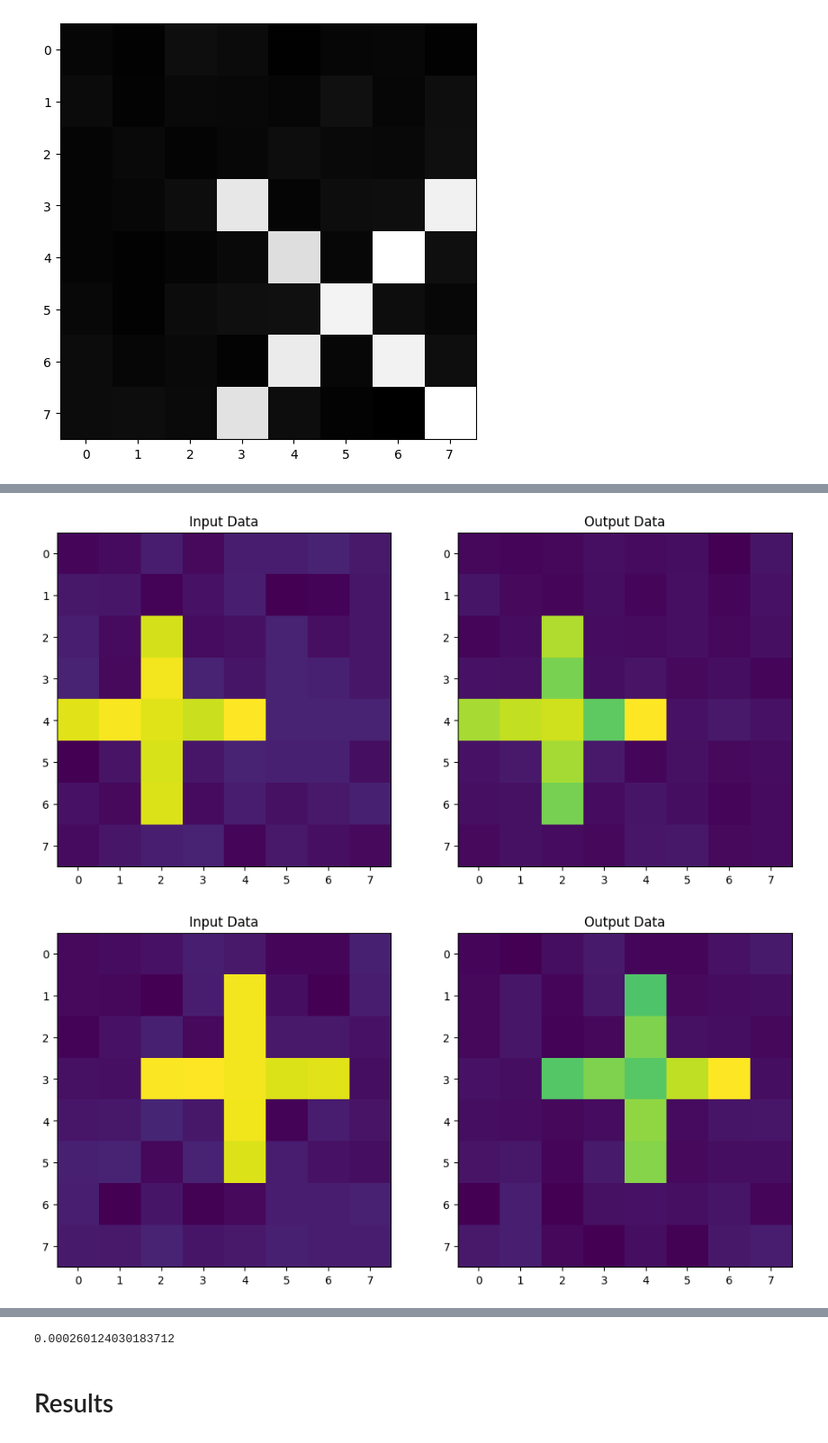
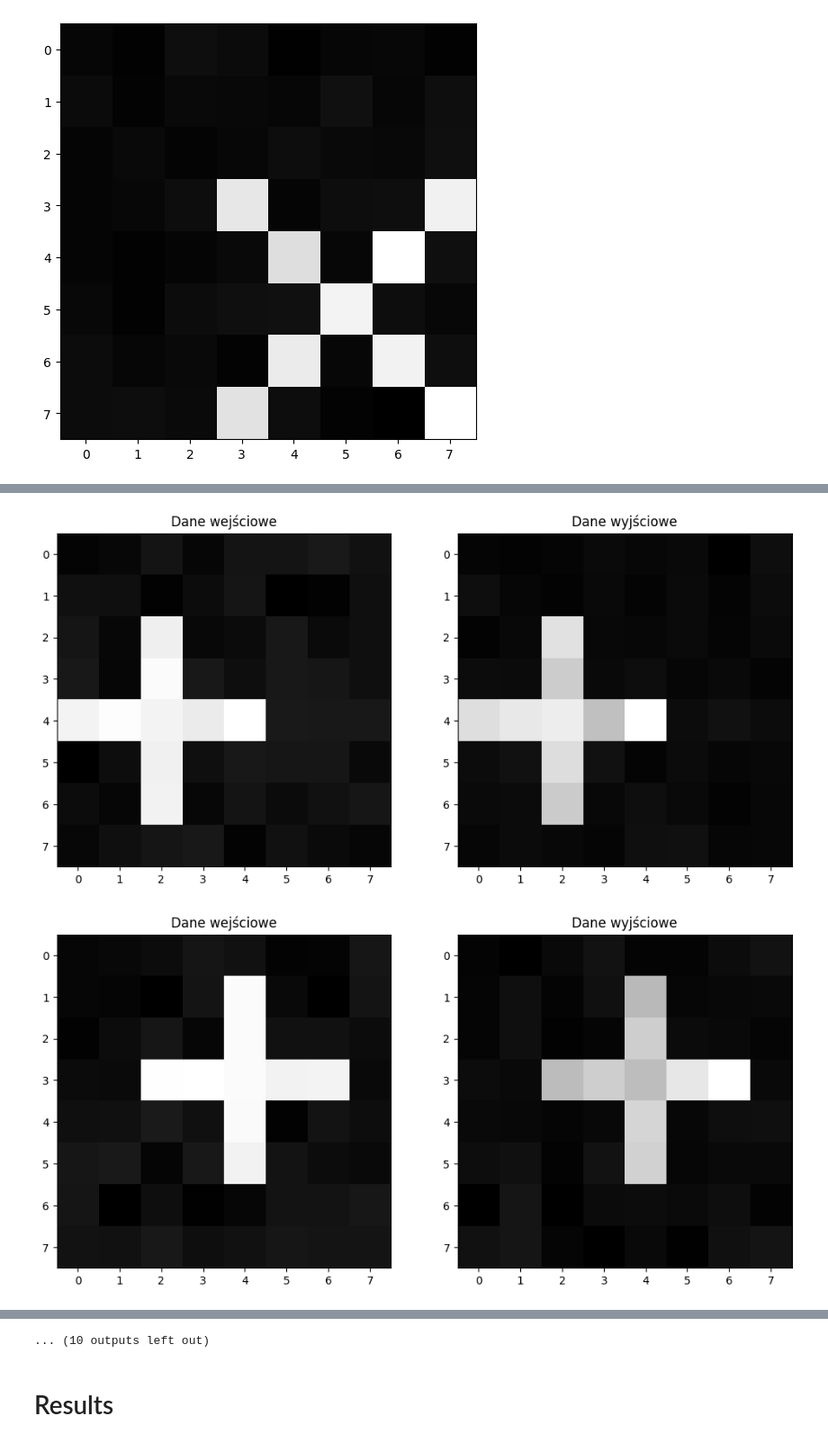
Before and after one commit to OleksandrKotyk/PracaMagisterska, a Jupyter notebook: experiments /autoencoder.ipynb, the cells around one changed output, grey strips where cells are left out. Shown at 90% size. Cells and saved outputs as stored; diff of their text form; code cells hidden in the pictures.

```diff
--- a/experiments /autoencoder.ipynb
+++ b/experiments /autoencoder.ipynb
@@ -377,10 +378,10 @@ def validate_classical_autoencoder(original, predicted):
         output_sv = np.reshape(prd, image_resolution)
 
         fig, (ax1, ax2) = plt.subplots(1, 2)
-        ax1.imshow(original_sv)
-        ax1.set_title("Input Data")
-        ax2.imshow(output_sv)
-        ax2.set_title("Output Data")
+        ax1.imshow(original_sv, cmap='gray')
+        ax1.set_title("Dane wejściowe")
+        ax2.imshow(output_sv, cmap='gray')
+        ax2.set_title("Dane wyjściowe")
         plt.show()
 
     return mean_squared_error(original, predicted)
@@ -559,8 +571,8 @@ classical_diagonal_mse
 0.00033623157474611934
 # %%
 classical_vertical_mse = validate_classical_autoencoder(
-    vertical_cross_test_set[:5],
-    autoencoder.predict(vertical_cross_test_set[:5])
+    vertical_cross_test_set[:],
+    autoencoder.predict(vertical_cross_test_set[:])
     )
 classical_vertical_mse
 # %% [output]
@@ -568,2 +580,2 @@ classical_vertical_mse
-[figure, old version]
+[figure, new version]
-[figure, old version]
+[figure, new version]
@@ -573,4 +591,4 @@ classical_vertical_mse
-0.000260124030183712
+... (10 outputs left out)
 # %% [markdown]
 # Results
 # %%
```
Also changed, not shown: parts of 13 cells of this notebook.
